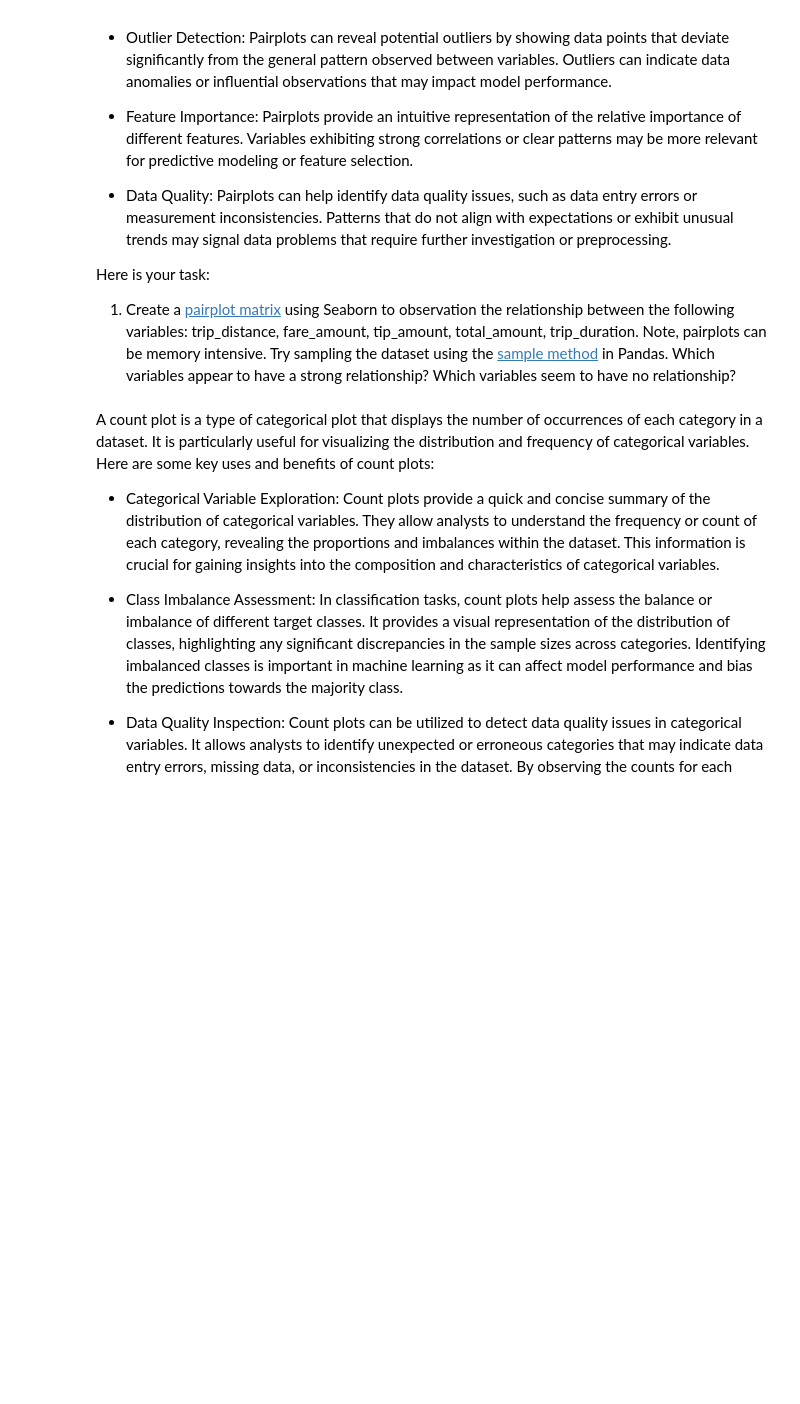
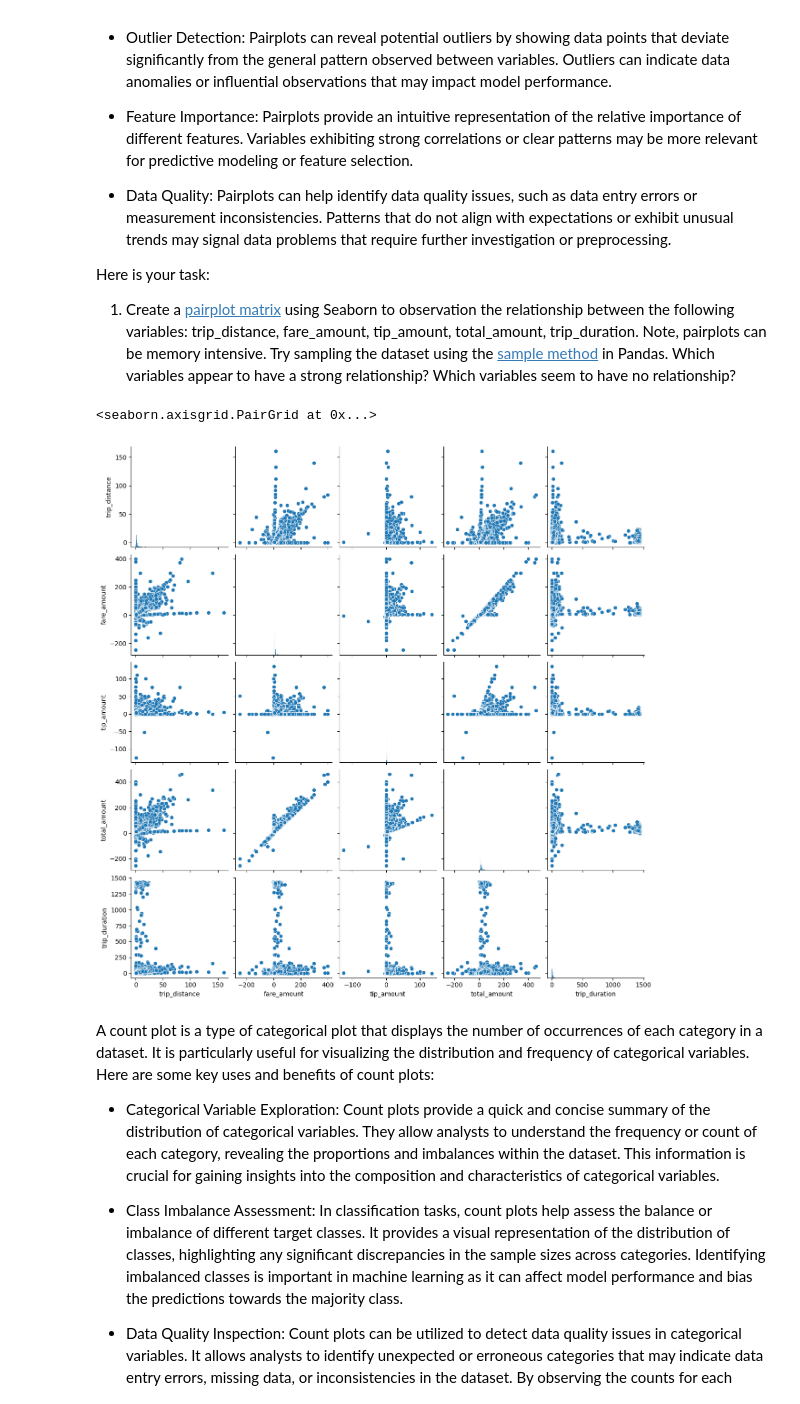
Before and after one commit to kentheman4AI/UMGC-MachineLearning-AI, a Jupyter notebook: Student_MLE_MiniProject_EDA.ipynb, the cells around one changed output. Cells and saved outputs as stored; diff of their text form; code cells hidden in the pictures; blank space fills up the shorter version.

```diff
--- a/Student_MLE_MiniProject_EDA.ipynb
+++ b/Student_MLE_MiniProject_EDA.ipynb
@@ -256,6 +256,11 @@ Here is your task:
   1. Create a [pairplot matrix](https://seaborn.pydata.org/generated/seaborn.pairplot.html) using Seaborn to observation the relationship between the following variables: trip_distance, fare_amount, tip_amount, total_amount, trip_duration. Note, pairplots can be memory intensive. Try sampling the dataset using the [sample method](https://pandas.pydata.org/docs/reference/api/pandas.DataFrame.sample.html) in Pandas. Which variables appear to have a strong relationship? Which variables seem to have no relationship?
 # %%
 # Create a scatter plot matrix of numerical variables. If memory issues try the df.sample method.
+NYC_Yellow_Taxi_DF_numbers=NYC_Yellow_Taxi_200201_NN[['trip_distance', 'fare_amount', 'tip_amount', 'total_amount', 'trip_duration']]
+sns.pairplot(NYC_Yellow_Taxi_DF_numbers.sample(n=200000,axis=0))  #strong relationship seems to exist between 'fare_amount' and 'total_amount', 'trip_distance' and 'trip_duration' seem to have no relationships
+# %% [output]
+<seaborn.axisgrid.PairGrid at 0x...>
+[figure, added]
 # %% [markdown]
 A count plot is a type of categorical plot that displays the number of occurrences of each category in a dataset. It is particularly useful for visualizing the distribution and frequency of categorical variables. Here are some key uses and benefits of count plots:
 
```
Also changed, not shown: parts of 5 cells of this notebook.
